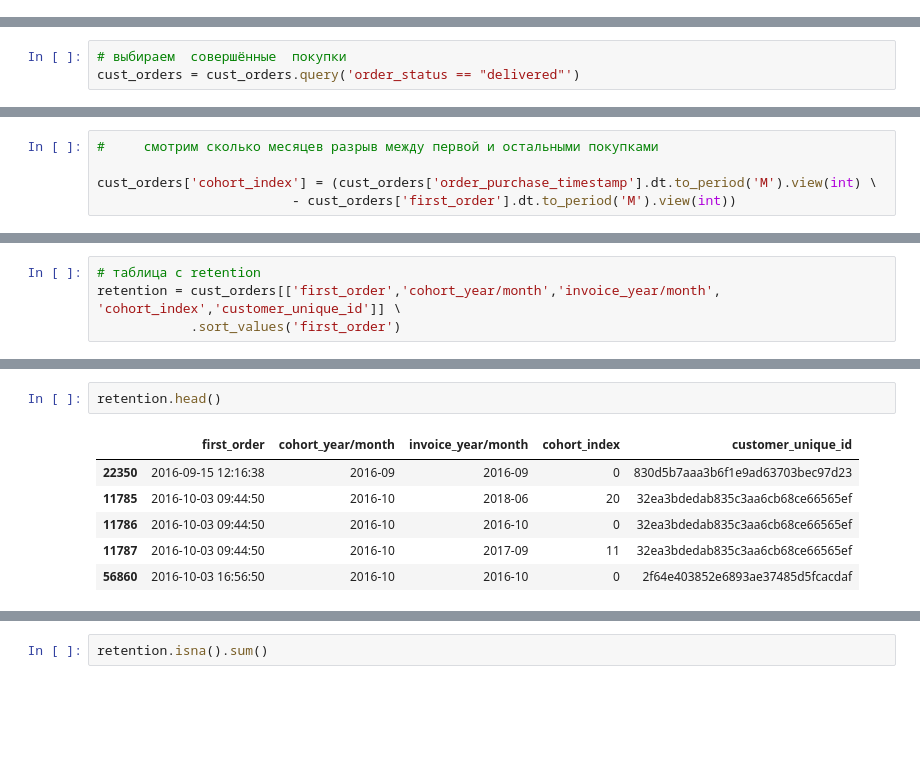
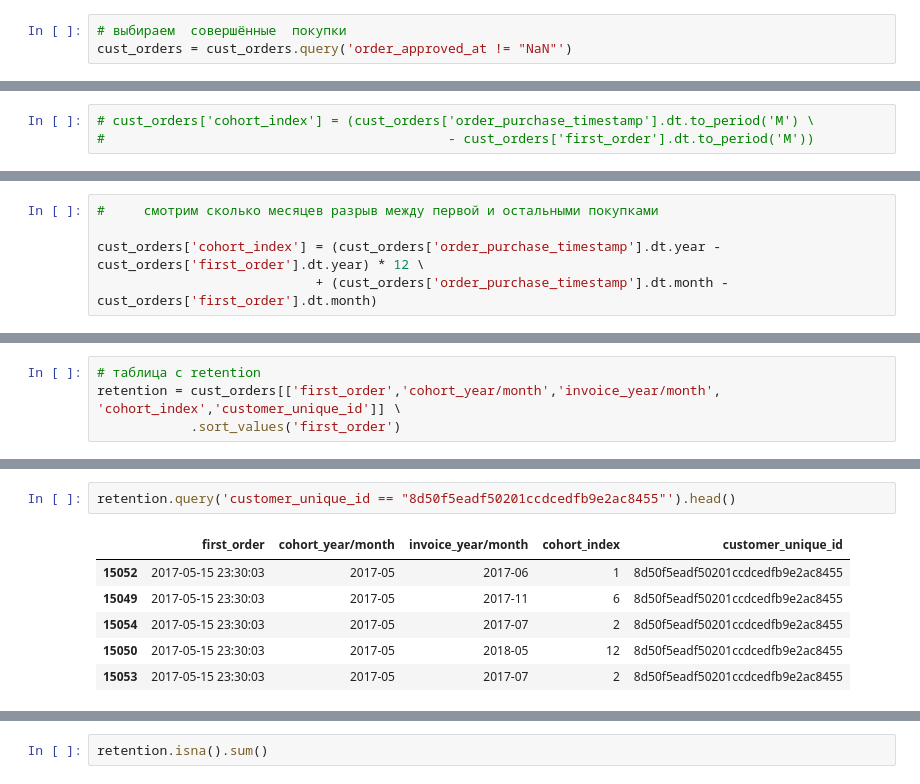
Before and after one commit to MaksFilippov/e-commerce_analytics_tasks, a Jupyter notebook: E-commerce_tasks.ipynb, the cells around one changed output, grey strips where cells are left out. Cells and saved outputs as stored; diff of their text form; blank space fills up the shorter version.

```diff
--- a/E-commerce_tasks.ipynb
+++ b/E-commerce_tasks.ipynb
@@ -732,5 +704,8 @@ cust_orders = pd.merge(customers.drop(columns=['customer_zip_code_prefix', \
                                             'order_delivered_customer_date', \
                                             'order_estimated_delivery_date']),
                        on = ['customer_id'])
+# %%
+# выбираем  совершённые  покупки
+cust_orders = cust_orders.query('order_approved_at != "NaN"')
 # %%
 #  воспользуемся таблицей с прошлого шага: пользователи и дата заказа
@@ -788,6 +743,3 @@ cust_orders.query('order_purchase_timestamp != first_order').head()
-# %%
-# выбираем  совершённые  покупки
-cust_orders = cust_orders.query('order_status == "delivered"')
 # %%
 cust_orders.shape
 # %% [output]
@@ -795,5 +747,3 @@ cust_orders.shape
 # %%
-#     смотрим сколько месяцев разрыв между первой и остальными покупками
-
-cust_orders['cohort_index'] = (cust_orders['order_purchase_timestamp'].dt.to_period('M').view(int) \
-                         - cust_orders['first_order'].dt.to_period('M').view(int))
+# cust_orders['cohort_index'] = (cust_orders['order_purchase_timestamp'].dt.to_period('M') \
+#                                            - cust_orders['first_order'].dt.to_period('M'))
@@ -809,2 +750,7 @@ cust_orders.head()
+# %%
+#     смотрим сколько месяцев разрыв между первой и остальными покупками
+
+cust_orders['cohort_index'] = (cust_orders['order_purchase_timestamp'].dt.year - cust_orders['first_order'].dt.year) * 12 \
+                            + (cust_orders['order_purchase_timestamp'].dt.month - cust_orders['first_order'].dt.month)
 # %%
 #  добавим колонку  год/месяц первой покупки
@@ -823,12 +782,12 @@ retention = cust_orders[['first_order','cohort_year/month','invoice_year/month',
 # %%
-retention.head()
+retention.query('customer_unique_id == "8d50f5eadf50201ccdcedfb9e2ac8455"').head()
 # %% [output]
 |  | first_order | cohort_year/month | invoice_year/month | cohort_index | customer_unique_id |
-| 22350 | 2016-09-15 12:16:38 | 2016-09 | 2016-09 | 0 | 830d5b7aaa3b6f1e9ad63703bec97d23 |
-| 11785 | 2016-10-03 09:44:50 | 2016-10 | 2018-06 | 20 | 32ea3bdedab835c3aa6cb68ce66565ef |
-| 11786 | 2016-10-03 09:44:50 | 2016-10 | 2016-10 | 0 | 32ea3bdedab835c3aa6cb68ce66565ef |
-| 11787 | 2016-10-03 09:44:50 | 2016-10 | 2017-09 | 11 | 32ea3bdedab835c3aa6cb68ce66565ef |
-| 56860 | 2016-10-03 16:56:50 | 2016-10 | 2016-10 | 0 | 2f64e403852e6893ae37485d5fcacdaf |
+| 15052 | 2017-05-15 23:30:03 | 2017-05 | 2017-06 | 1 | 8d50f5eadf50201ccdcedfb9e2ac8455 |
+| 15049 | 2017-05-15 23:30:03 | 2017-05 | 2017-11 | 6 | 8d50f5eadf50201ccdcedfb9e2ac8455 |
+| 15054 | 2017-05-15 23:30:03 | 2017-05 | 2017-07 | 2 | 8d50f5eadf50201ccdcedfb9e2ac8455 |
+| 15050 | 2017-05-15 23:30:03 | 2017-05 | 2018-05 | 12 | 8d50f5eadf50201ccdcedfb9e2ac8455 |
+| 15053 | 2017-05-15 23:30:03 | 2017-05 | 2017-07 | 2 | 8d50f5eadf50201ccdcedfb9e2ac8455 |
 # %%
 retention.shape
 # %% [output]
```
Also changed, not shown: parts of 46 cells of this notebook.
